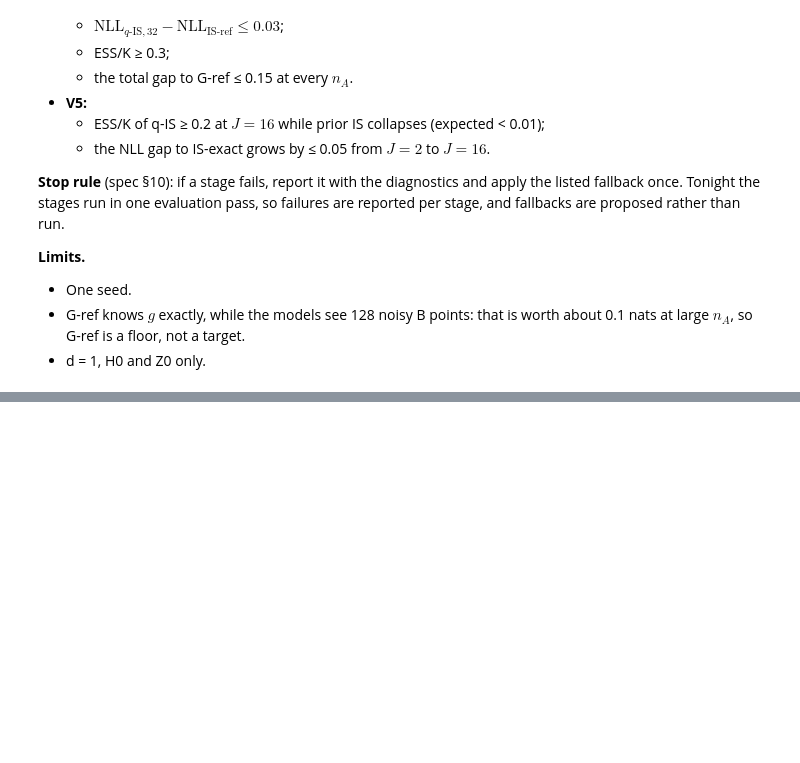
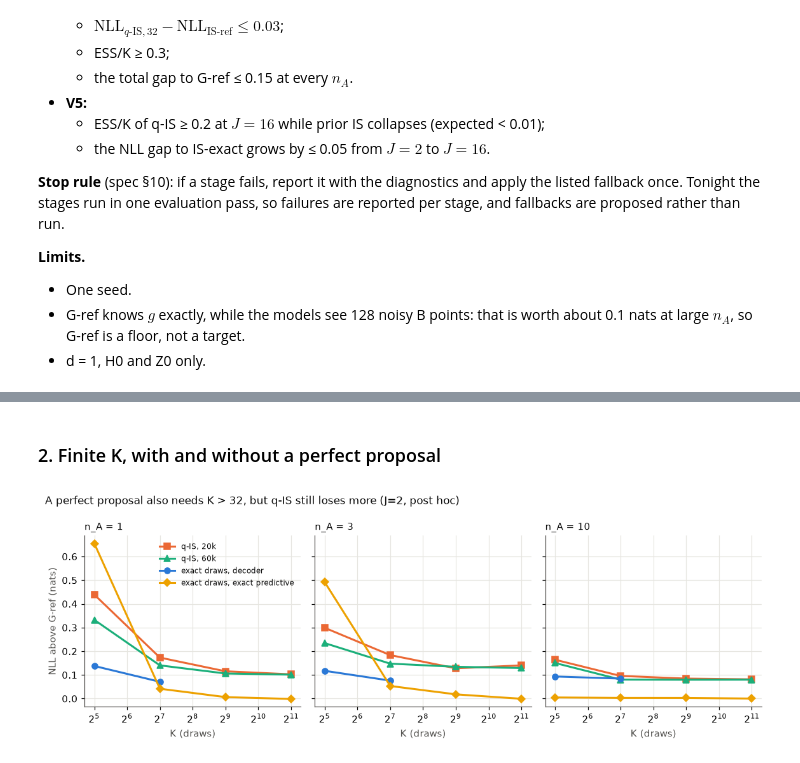
Before and after one commit to timruhkopf/meta-pfn, a Jupyter notebook: notebooks/10_2026-11-02_air.ipynb, the cells around one changed output, grey strips where cells are left out. Saved outputs shown, nothing was run; the diff lists cells and outputs as text; code cells hidden in the pictures; blank space fills up the shorter version.

```diff
--- a/notebooks/10_2026-11-02_air.ipynb
+++ b/notebooks/10_2026-11-02_air.ipynb
@@ -96,0 +378,26 @@ The GO / NO-GO criterion from the description, evaluated, in one line. Record it
+# %% [markdown]
+### 2. Finite K, with and without a perfect proposal
+# %%
+fig, axs = plt.subplots(1, 3, figsize=(10.5, 3.7), sharey=True)
+gridn = mean(pf, "nll_grid")
+for ax, n in zip(axs, [1, 3, 10]):
+    def cur(d, pref):
+        x = d[(d.J == 2) & (d.n_a == n) & d.metric.str.match(pref + r"\d+$")]
+        s = x.groupby("metric").value.mean()
+        s.index = [int(i.replace(pref, "")) for i in s.index]
+        return s.sort_index() - gridn[n]
+    for s, l, c, k in [(cur(pf, "nll_qis"), "q-IS, 20k", C[1], "s"), (cur(pf6, "nll_qis"), "q-IS, 60k", C[2], "^"),
+                       (cur(pf, "nll_dec_post"), "exact draws, decoder", C[0], "o"),
+                       (cur(pf, "nll_exact_post"), "exact draws, exact predictive", C[3], "D")]:  # fmt: skip
+        s = s[s.index >= 32]
+        ax.plot(s.index, s.values, color=c, marker=k, label=l)
+    ax.set_xscale("log", base=2)
+    ax.set_title(f"n_A = {n}", loc="left", fontsize=10)
+    ax.set_xlabel("K (draws)")
+axs[0].set_ylabel("NLL above G-ref (nats)")
+axs[0].legend(fontsize=8)
+fig.suptitle("A perfect proposal also needs K > 32, but q-IS still loses more (J=2, post hoc)", x=.01, ha="left", fontsize=11)
+fig.tight_layout()
+plt.show()
+# %% [output]
+[figure, added]
```
Also changed, not shown: parts of 21 cells of this notebook, 57 other files.
